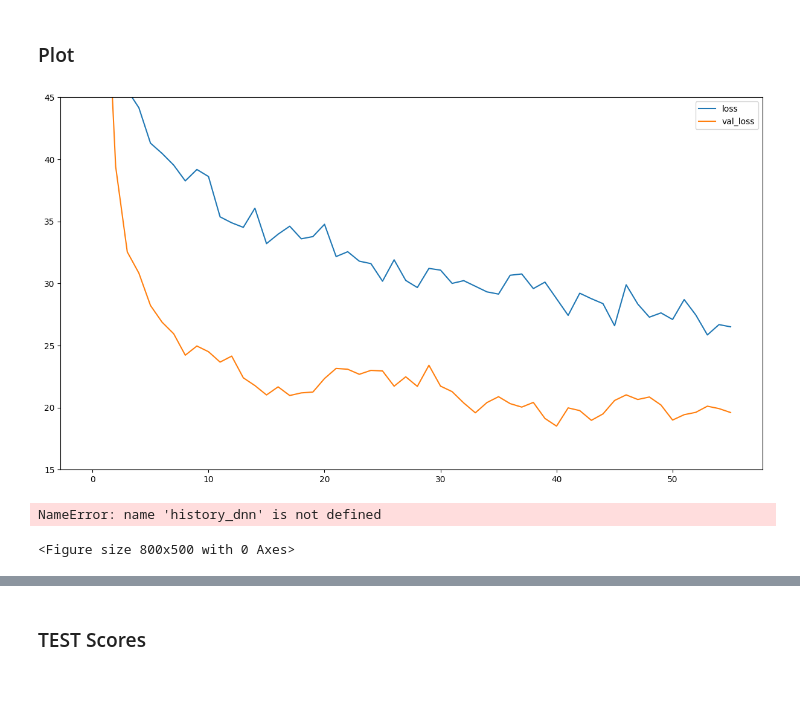
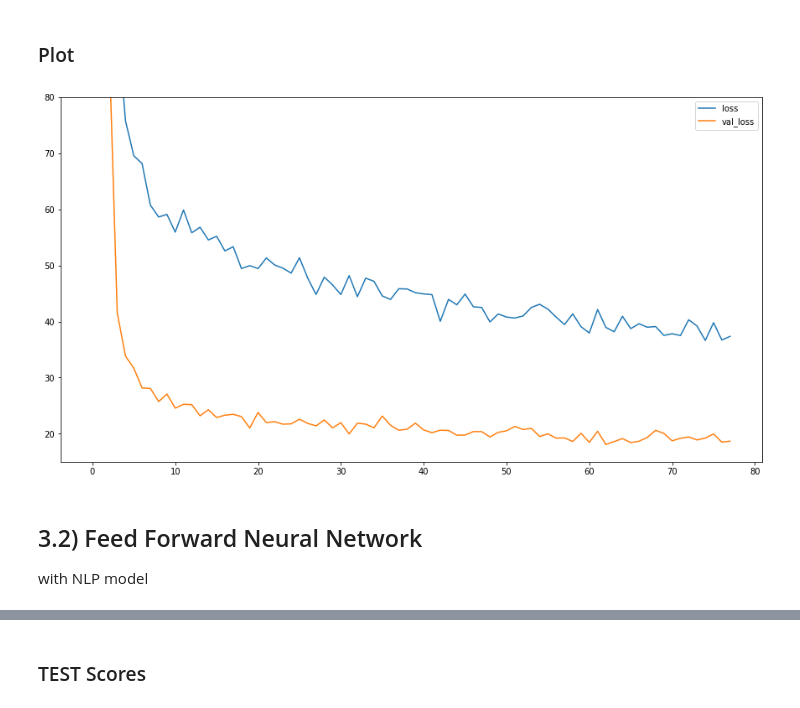
Before and after one commit to erenkotar/predicting-game-success-tensorflow, a Jupyter notebook: 3.2. Final Models.ipynb, the cells around one changed output, grey strips where cells are left out. Drawn from its saved outputs; the diff is of its cells as text; code cells hidden in the pictures.

Commit message:
NLP Model is added

```diff
--- a/3.2. Final Models.ipynb
+++ b/3.2. Final Models.ipynb
@@ -189,2 +103,0 @@ for i in Data.df.index:
-# %%
-Data.train_test_split(test_size=0.25, random_seed=42, return_ids=False)
@@ -202,4 +119,4 @@ print(Data.test_ids.shape, Data.test_imgs.shape)
 # %%
 from sklearn.model_selection import KFold
 # %%
-k_cv = KFold(n_splits=5, shuffle=True, random_state=42)
+k_cv = KFold(n_splits=3, shuffle=True, random_state=42)
@@ -212,7 +123,7 @@ r_scaler = StandardScaler()
 # %% [markdown]
 ## Benchmarks
 # %%
-X_train_bm, X_test_bm, y_train_bm, y_test_bm = Data.get_data(cols=Data.tb_cols)
+X_train_bm, X_test_bm, X_val_bm, y_train_bm, y_test_bm, y_val_bm = Data.get_data(cols=Data.tb_cols)
 # %% [markdown]
 ### 1) KNN
 # %%
@@ -347,10 +287,9 @@ from tensorflow import keras
 from tensorflow import nn
 # %%
 Input_ = keras.Input(shape=(X_train_bm_sc.shape[1],),name="Input Layer")
-Hidden1_ = keras.layers.Dense(64, activation=keras.activations.relu,name="Hidden_Layer_1")(Input_)
+Hidden1_ = keras.layers.Dense(32, activation=keras.activations.relu,name="Hidden_Layer_1")(Input_)
 Dropout1_ = keras.layers.Dropout(0.3)(Hidden1_)
-Skip_con_ = keras.layers.concatenate([Input_,Dropout1_])
-Hidden2_ = keras.layers.Dense(64, activation=keras.activations.relu,name="Hidden_Layer_2")(Skip_con_)
+Hidden2_ = keras.layers.Dense(32, activation=keras.activations.relu,name="Hidden_Layer_2")(Dropout1_)
 Dropout2_ = keras.layers.Dropout(0.3)(Hidden2_)
 Output_ = keras.layers.Dense(1, activation=keras.activations.linear, name="Output")(Dropout2_)
 ann_clf = keras.Model(inputs=[Input_], outputs=[Output_])
@@ -407,22 +346,13 @@ import seaborn as sns
 # %%
 plt.figure(figsize=(15,8))
 history_df = pd.DataFrame(history_ann.history)
 sns.lineplot(data=history_df[["loss","val_loss"]],dashes=False)
 # plt.scatter(len(history_df) , mse_dnn, marker="o",color = "r")
 # plt.xlim(-2,50)
-plt.ylim(15,45)
+plt.ylim(15,80)
 plt.show()
 # %% [output]
-[figure, old version]
+[figure, new version]
-# %%
-plt.figure(figsize=(8,5))
-history_df = pd.DataFrame(history_dnn.history)
-sns.lineplot(data=history_df[["loss","val_loss"]],dashes=False)
-plt.scatter(len(history_df) , mse_dnn, marker="o",color = "r")
-plt.xlim(400,900)
-plt.ylim(5,15)
-
-plt.show()
-# %% [output]
-NameError: name 'history_dnn' is not defined
-<Figure size 800x500 with 0 Axes>
+# %% [markdown]
+## 3.2) Feed Forward Neural Network
+with NLP model
```
Also changed, not shown: parts of 34 cells of this notebook, 2 other files.
